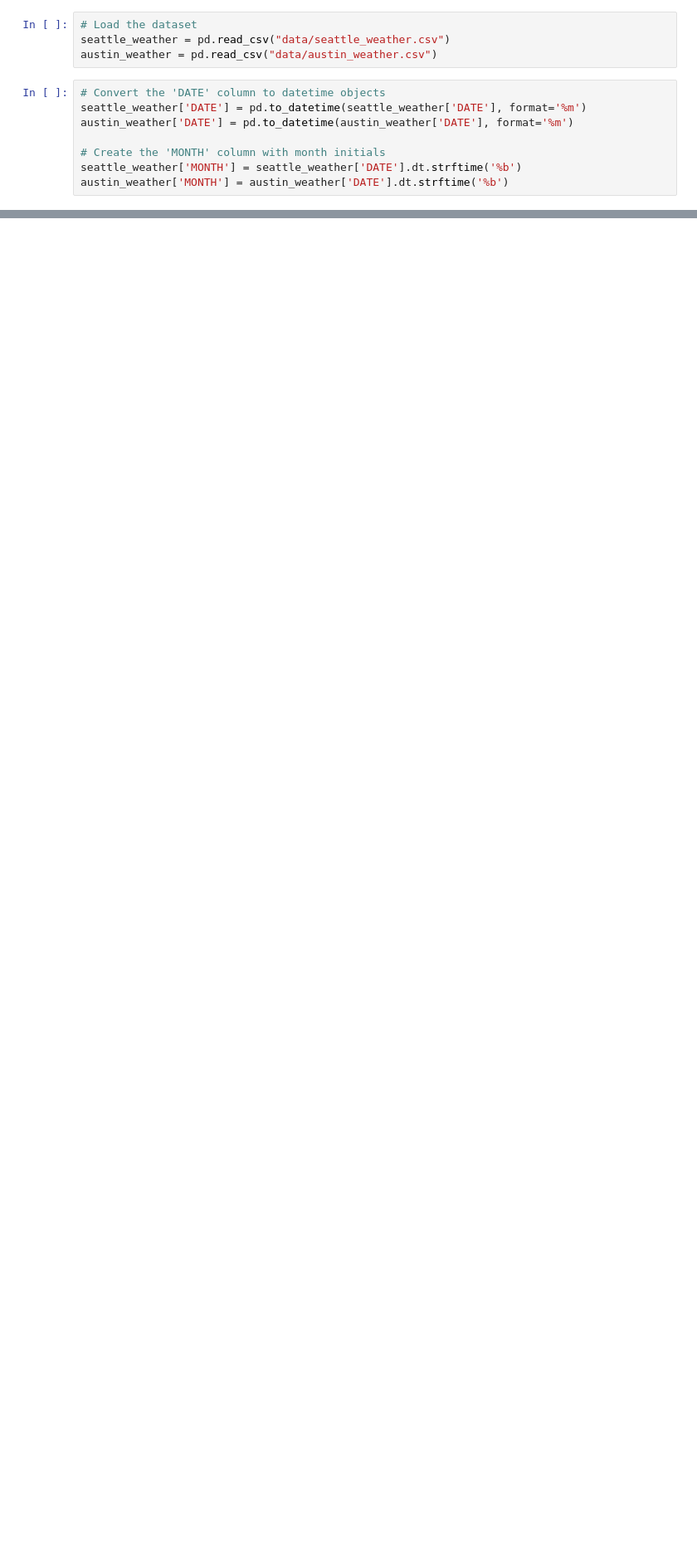
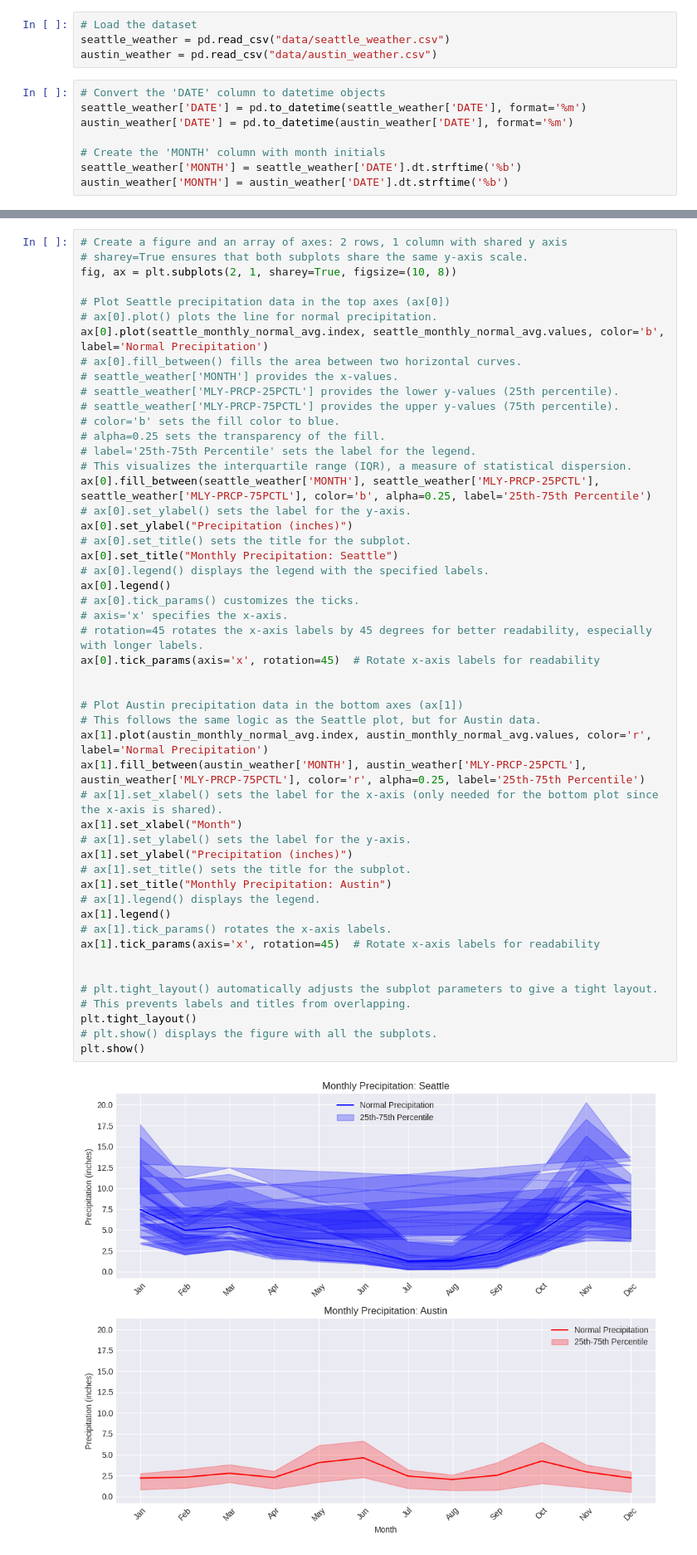
Before and after one commit to jhlopesalves/data-science-notebooks, a Jupyter notebook: Python/Intro to Matplotlib/introduction_to_matplotlb.ipynb, the cells around one changed output, grey strips where cells are left out. Shown at 83% size. Drawn from its saved outputs; the diff is of its cells as text; blank space fills up the shorter version.

```diff
--- a/Python/Intro to Matplotlib/introduction_to_matplotlb.ipynb
+++ b/Python/Intro to Matplotlib/introduction_to_matplotlb.ipynb
@@ -50,0 +56,52 @@ plt.show()
+# %%
+# Create a figure and an array of axes: 2 rows, 1 column with shared y axis
+# sharey=True ensures that both subplots share the same y-axis scale.
+fig, ax = plt.subplots(2, 1, sharey=True, figsize=(10, 8))
+
+# Plot Seattle precipitation data in the top axes (ax[0])
+# ax[0].plot() plots the line for normal precipitation.
+ax[0].plot(seattle_monthly_normal_avg.index, seattle_monthly_normal_avg.values, color='b', label='Normal Precipitation')
+# ax[0].fill_between() fills the area between two horizontal curves.
+# seattle_weather['MONTH'] provides the x-values.
+# seattle_weather['MLY-PRCP-25PCTL'] provides the lower y-values (25th percentile).
+# seattle_weather['MLY-PRCP-75PCTL'] provides the upper y-values (75th percentile).
+# color='b' sets the fill color to blue.
+# alpha=0.25 sets the transparency of the fill.
+# label='25th-75th Percentile' sets the label for the legend.
+# This visualizes the interquartile range (IQR), a measure of statistical dispersion.
+ax[0].fill_between(seattle_weather['MONTH'], seattle_weather['MLY-PRCP-25PCTL'], seattle_weather['MLY-PRCP-75PCTL'], color='b', alpha=0.25, label='25th-75th Percentile')
+# ax[0].set_ylabel() sets the label for the y-axis.
+ax[0].set_ylabel("Precipitation (inches)")
+# ax[0].set_title() sets the title for the subplot.
+ax[0].set_title("Monthly Precipitation: Seattle")
+# ax[0].legend() displays the legend with the specified labels.
+ax[0].legend()
+# ax[0].tick_params() customizes the ticks.
+# axis='x' specifies the x-axis.
+# rotation=45 rotates the x-axis labels by 45 degrees for better readability, especially with longer labels.
+ax[0].tick_params(axis='x', rotation=45)  # Rotate x-axis labels for readability
+
+
+# Plot Austin precipitation data in the bottom axes (ax[1])
+# This follows the same logic as the Seattle plot, but for Austin data.
+ax[1].plot(austin_monthly_normal_avg.index, austin_monthly_normal_avg.values, color='r', label='Normal Precipitation')
+ax[1].fill_between(austin_weather['MONTH'], austin_weather['MLY-PRCP-25PCTL'], austin_weather['MLY-PRCP-75PCTL'], color='r', alpha=0.25, label='25th-75th Percentile')
+# ax[1].set_xlabel() sets the label for the x-axis (only needed for the bottom plot since the x-axis is shared).
+ax[1].set_xlabel("Month")
+# ax[1].set_ylabel() sets the label for the y-axis.
+ax[1].set_ylabel("Precipitation (inches)")
+# ax[1].set_title() sets the title for the subplot.
+ax[1].set_title("Monthly Precipitation: Austin")
+# ax[1].legend() displays the legend.
+ax[1].legend()
+# ax[1].tick_params() rotates the x-axis labels.
+ax[1].tick_params(axis='x', rotation=45)  # Rotate x-axis labels for readability
+
+
+# plt.tight_layout() automatically adjusts the subplot parameters to give a tight layout.
+# This prevents labels and titles from overlapping.
+plt.tight_layout()
+# plt.show() displays the figure with all the subplots.
+plt.show()
+# %% [output]
+[figure, added]
```
Also changed, not shown: parts of 2 cells of this notebook.
